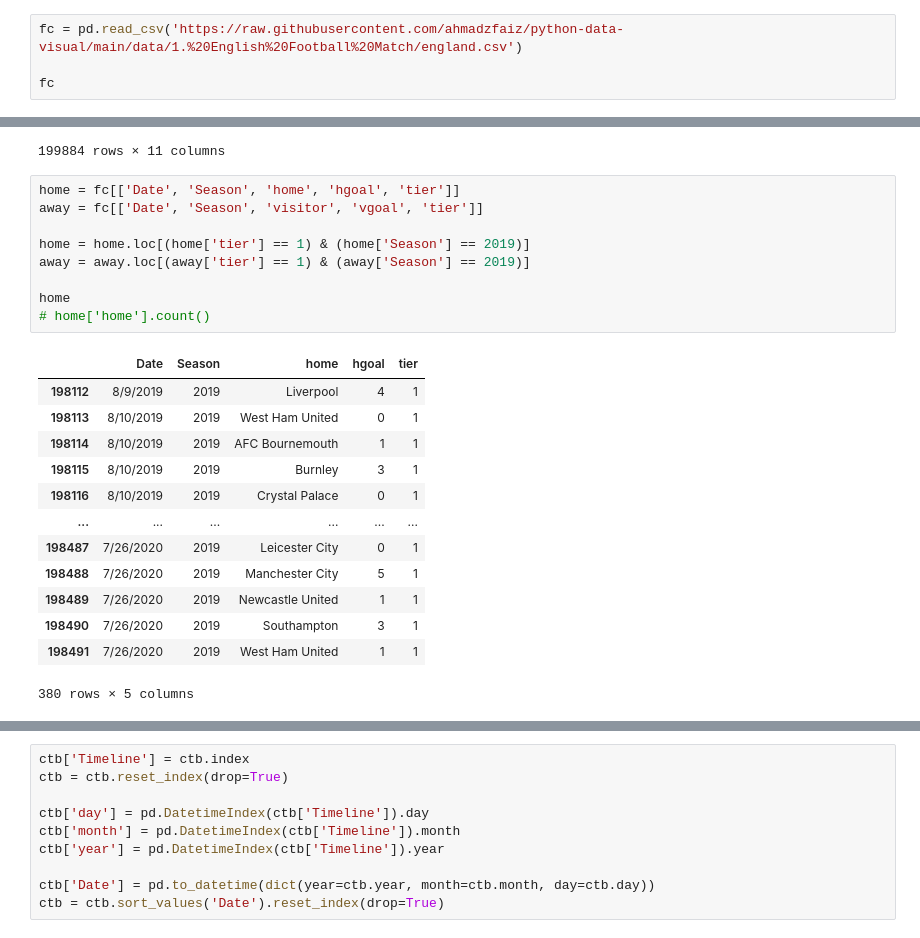
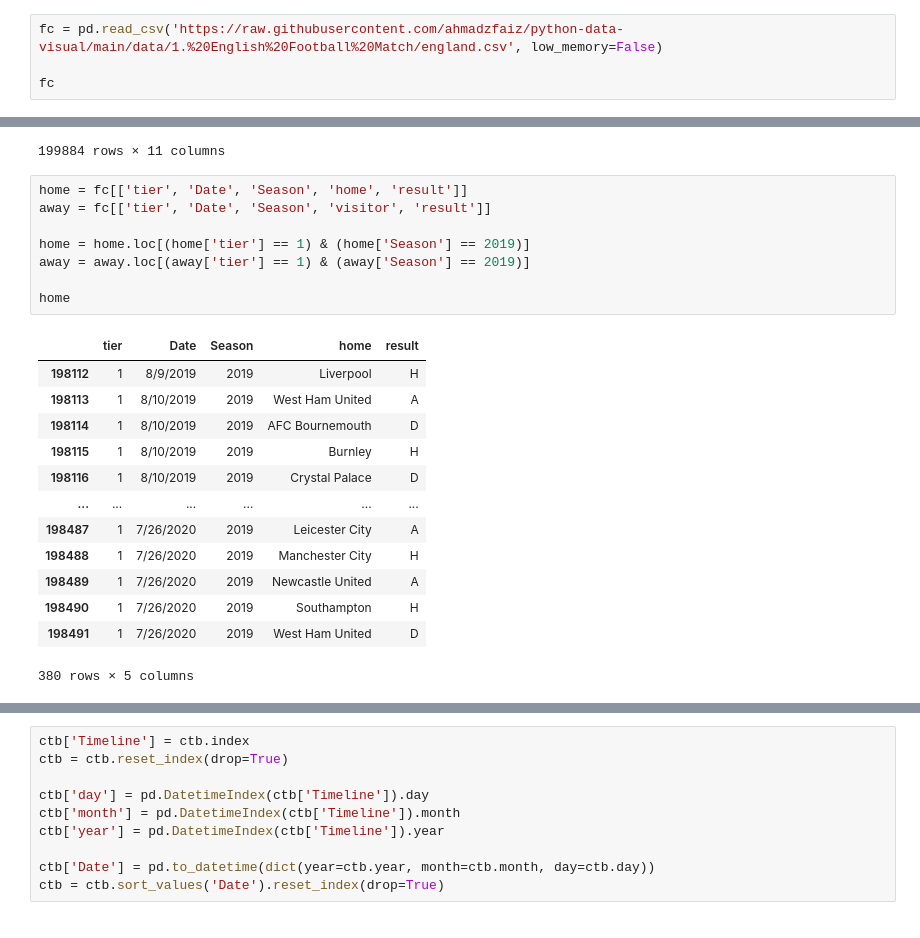
Before and after one commit to ahmadzfaiz/python-data-visual, a Jupyter notebook: scripts/1. Bar Chart Race - English Football Club Goals/Bar_Chart_Race_English_Football.ipynb, the cells around one changed output, grey strips where cells are left out. Saved outputs shown, nothing was run; the diff lists cells and outputs as text.

Commit message:
Update visualisasi

```diff
--- a/scripts/1. Bar Chart Race - English Football Club Goals/Bar_Chart_Race_English_Football.ipynb
+++ b/scripts/1. Bar Chart Race - English Football Club Goals/Bar_Chart_Race_English_Football.ipynb
@@ -14,7 +14,7 @@ import bar_chart_race as bcr
 # %% [markdown]
 ## Data Wrangling
 # %%
-fc = pd.read_csv('https://raw.githubusercontent.com/ahmadzfaiz/python-data-visual/main/data/1.%20English%20Football%20Match/england.csv')
+fc = pd.read_csv('https://raw.githubusercontent.com/ahmadzfaiz/python-data-visual/main/data/1.%20English%20Football%20Match/england.csv', low_memory=False)
 
 fc
 # %% [output]
@@ -32,25 +32,24 @@ fc
 | 199883 | 3/10/2020 | 2019 | Carlisle United | Newport County | 2 | 0 | 4 | 4 | 2 | 2 | H |
 199884 rows × 11 columns
 # %%
-home = fc[['Date', 'Season', 'home', 'hgoal', 'tier']]
-away = fc[['Date', 'Season', 'visitor', 'vgoal', 'tier']]
+home = fc[['tier', 'Date', 'Season', 'home', 'result']]
+away = fc[['tier', 'Date', 'Season', 'visitor', 'result']]
 
 home = home.loc[(home['tier'] == 1) & (home['Season'] == 2019)]
 away = away.loc[(away['tier'] == 1) & (away['Season'] == 2019)]
 
 home
-# home['home'].count()
 # %% [output]
-|  | Date | Season | home | hgoal | tier |
-| 198112 | 8/9/2019 | 2019 | Liverpool | 4 | 1 |
-| 198113 | 8/10/2019 | 2019 | West Ham United | 0 | 1 |
-| 198114 | 8/10/2019 | 2019 | AFC Bournemouth | 1 | 1 |
-| 198115 | 8/10/2019 | 2019 | Burnley | 3 | 1 |
-| 198116 | 8/10/2019 | 2019 | Crystal Palace | 0 | 1 |
+|  | tier | Date | Season | home | result |
+| 198112 | 1 | 8/9/2019 | 2019 | Liverpool | H |
+| 198113 | 1 | 8/10/2019 | 2019 | West Ham United | A |
+| 198114 | 1 | 8/10/2019 | 2019 | AFC Bournemouth | D |
+| 198115 | 1 | 8/10/2019 | 2019 | Burnley | H |
+| 198116 | 1 | 8/10/2019 | 2019 | Crystal Palace | D |
 | ... | ... | ... | ... | ... | ... |
-| 198487 | 7/26/2020 | 2019 | Leicester City | 0 | 1 |
-| 198488 | 7/26/2020 | 2019 | Manchester City | 5 | 1 |
-| 198489 | 7/26/2020 | 2019 | Newcastle United | 1 | 1 |
-| 198490 | 7/26/2020 | 2019 | Southampton | 3 | 1 |
-| 198491 | 7/26/2020 | 2019 | West Ham United | 1 | 1 |
+| 198487 | 1 | 7/26/2020 | 2019 | Leicester City | A |
+| 198488 | 1 | 7/26/2020 | 2019 | Manchester City | H |
+| 198489 | 1 | 7/26/2020 | 2019 | Newcastle United | A |
+| 198490 | 1 | 7/26/2020 | 2019 | Southampton | H |
+| 198491 | 1 | 7/26/2020 | 2019 | West Ham United | D |
 380 rows × 5 columns
```
Also changed, not shown: parts of 8 cells of this notebook.
